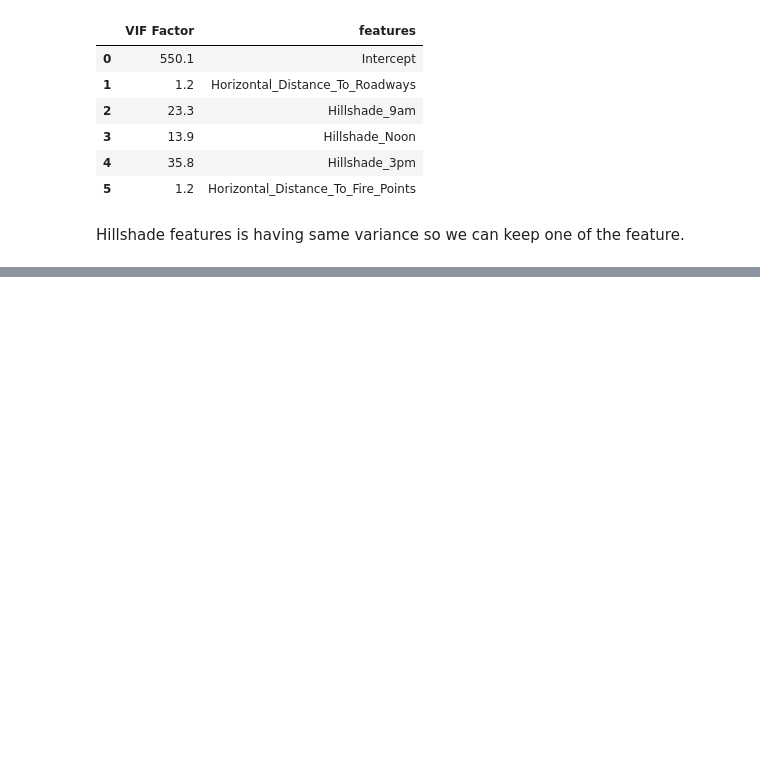
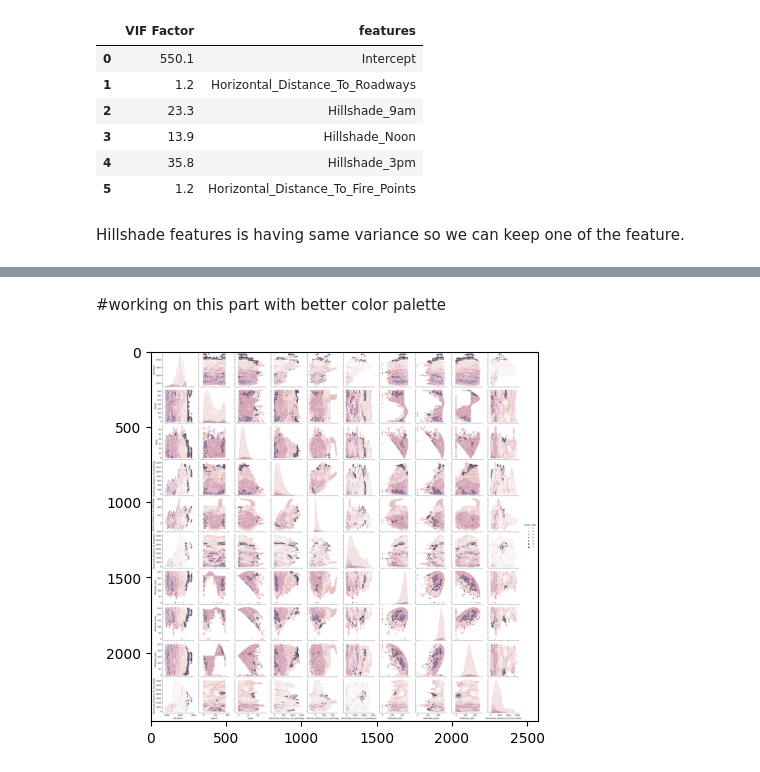
Before and after one commit to akhil97/Final-Project-Group7, a Jupyter notebook: Yashwant/Forest_Cover_prediction.ipynb, the cells around one changed output, grey strips where cells are left out. Drawn from its saved outputs; the diff is of its cells as text; code cells hidden in the pictures; blank space fills up the shorter version.

```diff
--- a/Yashwant/Forest_Cover_prediction.ipynb
+++ b/Yashwant/Forest_Cover_prediction.ipynb
@@ -184,0 +582,2 @@ Hillshade features is having same variance so we can keep one of the feature.
+# %% [markdown]
+#working on this part with better color palette
@@ -184,0 +587,11 @@ Hillshade features is having same variance so we can keep one of the feature.
+# %%
+from PIL import Image
+
+# Open the image file
+img = Image.open('/content/Untitled.png')
+
+# Display the image using Matplotlib
+plt.imshow(img)
+plt.show()
+# %% [output]
+[figure, added]
```
Also changed, not shown: parts of 60 cells of this notebook.
